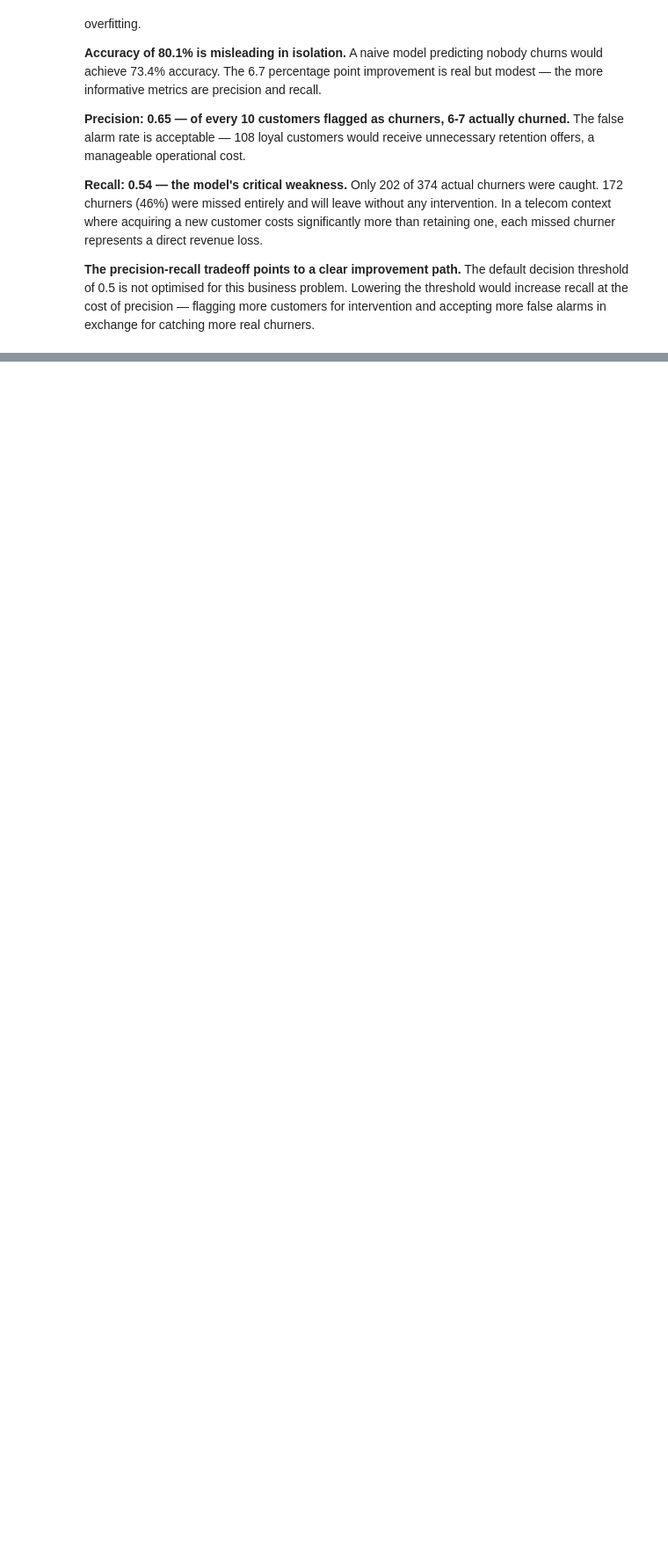
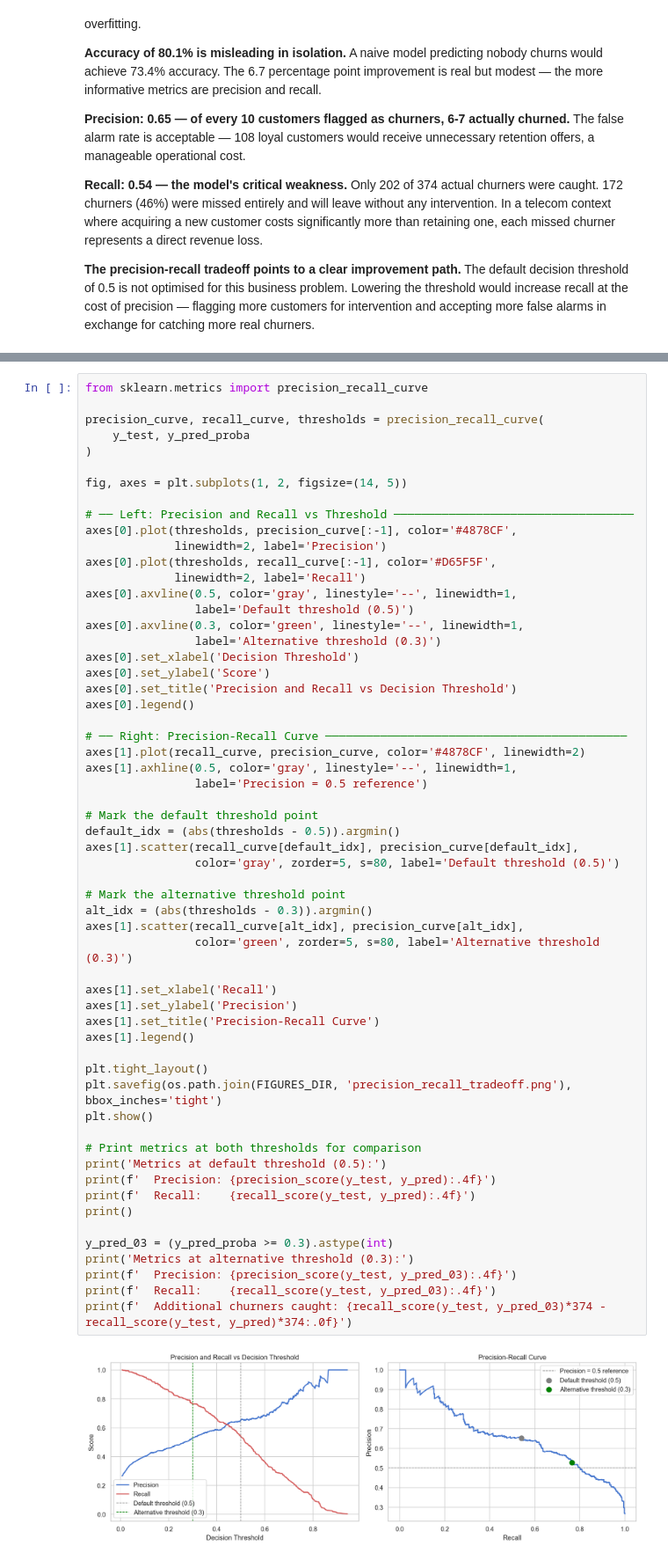
Before and after one commit to Muhammad-Umer-Riaz/data-analyst-portfolio, a Jupyter notebook: Customer_Churn_Prediction/customer_churn_prediction.ipynb, the cells around one changed output, grey strips where cells are left out. Shown at 88% size. Drawn from its saved outputs; the diff is of its cells as text; blank space fills up the shorter version.

```diff
--- a/Customer_Churn_Prediction/customer_churn_prediction.ipynb
+++ b/Customer_Churn_Prediction/customer_churn_prediction.ipynb
@@ -1387,0 +1480,60 @@ False alarms (FP):                108
+# %%
+from sklearn.metrics import precision_recall_curve
+
+precision_curve, recall_curve, thresholds = precision_recall_curve(
+    y_test, y_pred_proba
+)
+
+fig, axes = plt.subplots(1, 2, figsize=(14, 5))
+
+# ── Left: Precision and Recall vs Threshold ───────────────────────────────────
+axes[0].plot(thresholds, precision_curve[:-1], color='#4878CF',
+             linewidth=2, label='Precision')
+axes[0].plot(thresholds, recall_curve[:-1], color='#D65F5F',
+             linewidth=2, label='Recall')
+axes[0].axvline(0.5, color='gray', linestyle='--', linewidth=1,
+                label='Default threshold (0.5)')
+axes[0].axvline(0.3, color='green', linestyle='--', linewidth=1,
+                label='Alternative threshold (0.3)')
+axes[0].set_xlabel('Decision Threshold')
+axes[0].set_ylabel('Score')
+axes[0].set_title('Precision and Recall vs Decision Threshold')
+axes[0].legend()
+
+# ── Right: Precision-Recall Curve ────────────────────────────────────────────
+axes[1].plot(recall_curve, precision_curve, color='#4878CF', linewidth=2)
+axes[1].axhline(0.5, color='gray', linestyle='--', linewidth=1,
+                label='Precision = 0.5 reference')
+
+# Mark the default threshold point
+default_idx = (abs(thresholds - 0.5)).argmin()
+axes[1].scatter(recall_curve[default_idx], precision_curve[default_idx],
+                color='gray', zorder=5, s=80, label='Default threshold (0.5)')
+
+# Mark the alternative threshold point
+alt_idx = (abs(thresholds - 0.3)).argmin()
+axes[1].scatter(recall_curve[alt_idx], precision_curve[alt_idx],
+                color='green', zorder=5, s=80, label='Alternative threshold (0.3)')
+
+axes[1].set_xlabel('Recall')
+axes[1].set_ylabel('Precision')
+axes[1].set_title('Precision-Recall Curve')
+axes[1].legend()
+
+plt.tight_layout()
+plt.savefig(os.path.join(FIGURES_DIR, 'precision_recall_tradeoff.png'), bbox_inches='tight')
+plt.show()
+
+# Print metrics at both thresholds for comparison
+print('Metrics at default threshold (0.5):')
+print(f'  Precision: {precision_score(y_test, y_pred):.4f}')
+print(f'  Recall:    {recall_score(y_test, y_pred):.4f}')
+print()
+
+y_pred_03 = (y_pred_proba >= 0.3).astype(int)
+print('Metrics at alternative threshold (0.3):')
+print(f'  Precision: {precision_score(y_test, y_pred_03):.4f}')
+print(f'  Recall:    {recall_score(y_test, y_pred_03):.4f}')
+print(f'  Additional churners caught: {recall_score(y_test, y_pred_03)*374 - recall_score(y_test, y_pred)*374:.0f}')
+# %% [output]
+[figure, added]
```
Also changed, not shown: parts of 9 cells of this notebook.
